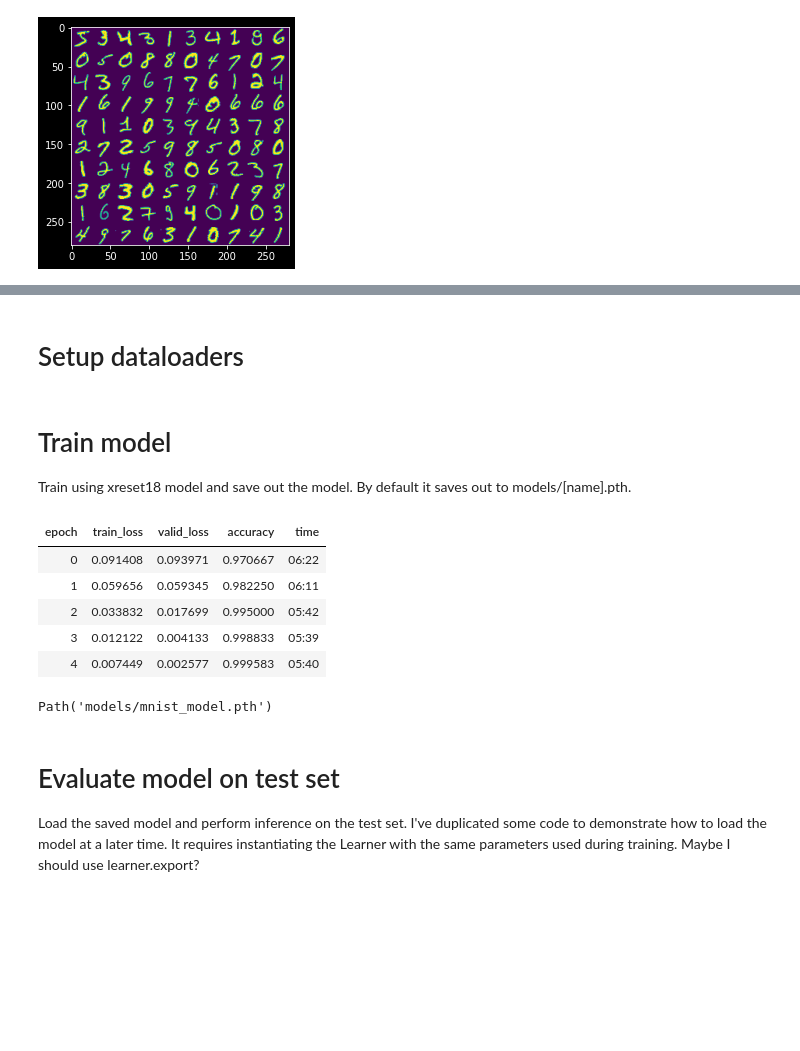
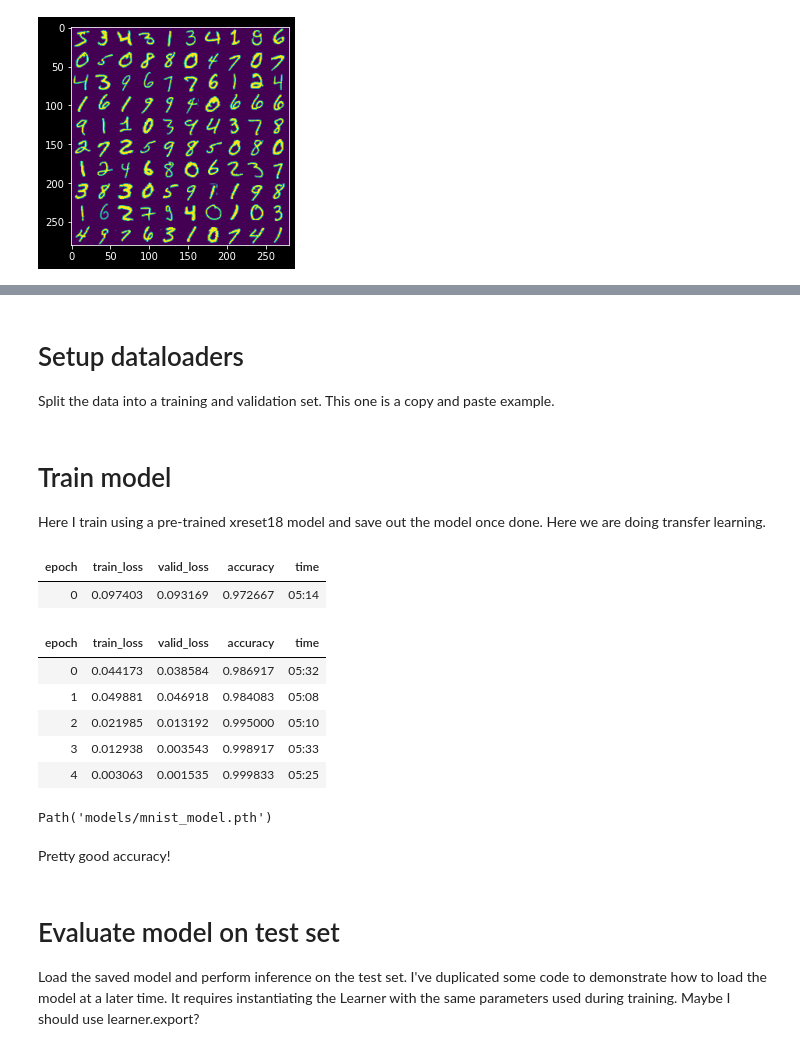
Before and after one commit to nghiaho12/fastai_projects, a Jupyter notebook: mnist.ipynb, the cells around one changed output, grey strips where cells are left out. Cells and saved outputs as stored; diff of their text form; code cells hidden in the pictures; blank space fills up the shorter version.

```diff
--- a/mnist.ipynb
+++ b/mnist.ipynb
@@ -156,8 +156,9 @@ def show_batch(
 
     for i, ctx in enumerate(ctxs):
         NumpyImage(x[0][i], x[1][i]).show(ctx=ctx)
-# %% [markdown]
-# Setup dataloaders <a name="dataloaders">
+# %% [markdown]
+# Setup dataloaders <a name="dataloaders">
+Split the data into a training and validation set. This one is a copy and paste example.
 # %%
 # make train/validation set
 total_len = train_image.shape[0]
@@ -173,20 +174,24 @@ valid_tl = TfmdLists(range(len(idx2)), NumpyTransform(train_image, train_label))
 dls = DataLoaders.from_dsets(train_tl, valid_tl)
 # %% [markdown]
 # Train model <a name="train">
-Train using xreset18 model and save out the model. By default it saves out to models/[name].pth.
+Here I train using a pre-trained xreset18 model and save out the model once done. Here we are doing transfer learning.
 # %%
 model = xresnet18(n_out=10)
 learn = Learner(dls, model, loss_func=CrossEntropyLossFlat(), metrics=accuracy)
-learn.fit_one_cycle(5)
+learn.fine_tune(5)
 learn.save("mnist_model")
 # %% [output]
 | epoch | train_loss | valid_loss | accuracy | time |
-| 0 | 0.091408 | 0.093971 | 0.970667 | 06:22 |
-| 1 | 0.059656 | 0.059345 | 0.982250 | 06:11 |
-| 2 | 0.033832 | 0.017699 | 0.995000 | 05:42 |
-| 3 | 0.012122 | 0.004133 | 0.998833 | 05:39 |
-| 4 | 0.007449 | 0.002577 | 0.999583 | 05:40 |
+| 0 | 0.097403 | 0.093169 | 0.972667 | 05:14 |
+| epoch | train_loss | valid_loss | accuracy | time |
+| 0 | 0.044173 | 0.038584 | 0.986917 | 05:32 |
+| 1 | 0.049881 | 0.046918 | 0.984083 | 05:08 |
+| 2 | 0.021985 | 0.013192 | 0.995000 | 05:10 |
+| 3 | 0.012938 | 0.003543 | 0.998917 | 05:33 |
+| 4 | 0.003063 | 0.001535 | 0.999833 | 05:25 |
 Path('models/mnist_model.pth')
+# %% [markdown]
+Pretty good accuracy!
 # %% [markdown]
 # Evaluate model on test set <a name="eval_test">
 Load the saved model and perform inference on the test set. I've duplicated some code to demonstrate how to load the model at a later time. It requires instantiating the Learner with the same parameters used during training. Maybe I should use learner.export?
```
Also changed, not shown: parts of 9 cells of this notebook.
